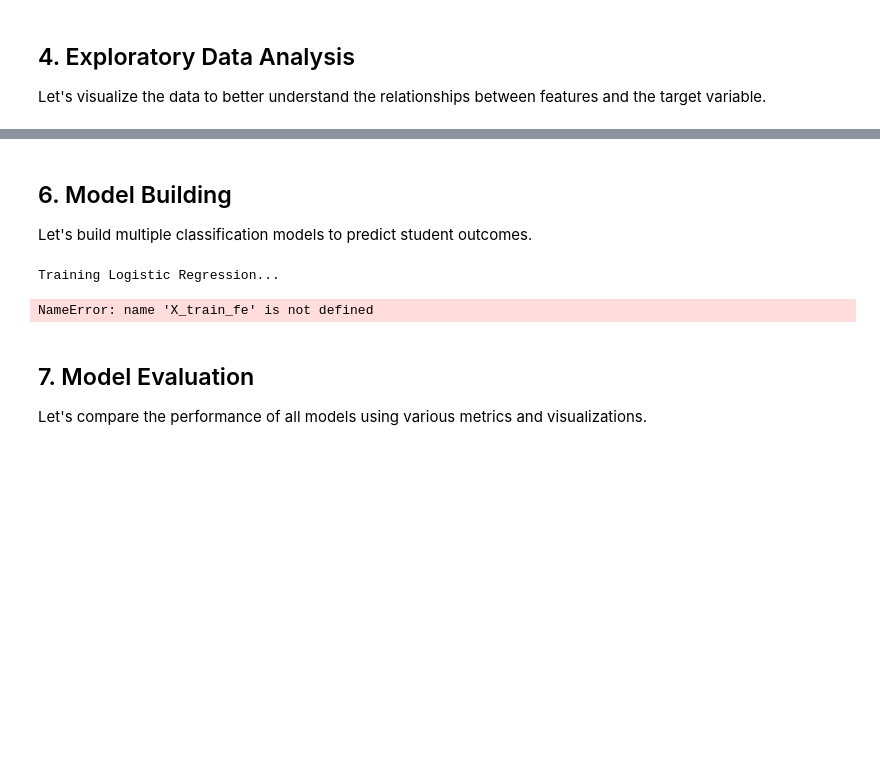
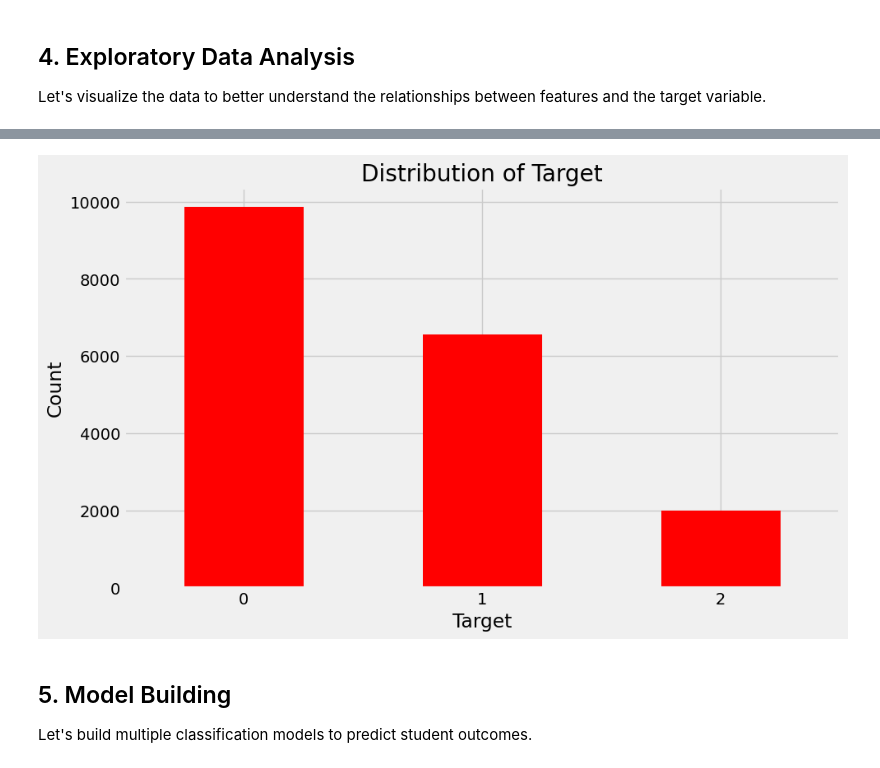
Before and after one commit to Manjeri998/IArt25, a Jupyter notebook: Proj2/src/student_outcome.ipynb, the cells around one changed output, grey strips where cells are left out. Cells and saved outputs as stored; diff of their text form; code cells hidden in the pictures; blank space fills up the shorter version.

```diff
--- a/Proj2/src/student_outcome.ipynb
+++ b/Proj2/src/student_outcome.ipynb
@@ -287,9 +188,23 @@ NotFittedError: This OneHotEncoder instance is not fitted yet. Call 'fit' with a
+# %%
+plt.figure(figsize=(10, 6))
+data_train['Target'].value_counts().plot(kind='bar', color='red')
+plt.title('Distribution of Target')
+plt.xlabel('Target')
+plt.ylabel('Count')
+plt.xticks(rotation=0)
+plt.show()
+# %% [output]
+[figure, added]
 # %% [markdown]
-## 6. Model Building
+## 5. Model Building
 
 Let's build multiple classification models to predict student outcomes.
 # %%
+from sklearn.model_selection import StratifiedKFold
 
+
+X_train = data_train.drop('Target', axis=1)
+y_train = data_train['Target']
 models = {
     'Logistic Regression': LogisticRegression(max_iter=1000, random_state=42),
     'Decision Tree': DecisionTreeClassifier(random_state=42),
@@ -297,58 +212,22 @@ models = {
     'SVM': SVC(probability=True, random_state=42)
 }
 
-results = {}
+results = []
+names = []
+scoring = 'accuracy'
 
 for name, model in models.items():
-    print(f"\nTraining {name}...")
+    kfold = StratifiedKFold(n_splits=10, shuffle=True, random_state=42)
+    cv_results = cross_val_score(model, X_train, y_train, cv=kfold, scoring=scoring)
+    results.append(cv_results)
+    names.append(name)
 
-    full_pipeline = Pipeline([
-        ('preprocessor', preprocessor),
-        ('classifier', model)
-    ])
+plt.figure(figsize=(10,7))
+plt.boxplot(results, labels=names)
+plt.title('Algorithm Comparison')
 
-    cv_scores = cross_val_score(full_pipeline, X_train_fe, y_train_fe, cv=5, scoring='accuracy')
+plt.xlabel('Algorithm')
+plt.ylabel('Accuracy')
+plt.xticks(rotation=90)
 
-    full_pipeline.fit(X_train_fe, y_train_fe)
-
-    y_pred = full_pipeline.predict(X_test_fe)
-
-    accuracy = accuracy_score(y_test_fe, y_pred)
-    precision = precision_score(y_test_fe, y_pred, average='weighted')
-    recall = recall_score(y_test_fe, y_pred, average='weighted')
-    f1 = f1_score(y_test_fe, y_pred, average='weighted')
-
-    results[name] = {
-        'cross_val_mean': cv_scores.mean(),
-        'cross_val_std': cv_scores.std(),
-        'accuracy': accuracy,
-        'precision': precision,
-        'recall': recall,
-        'f1_score': f1,
-        'confusion_matrix': confusion_matrix(y_test_fe, y_pred),
-        'pipeline': full_pipeline
-    }
-
-    print(f"Cross-validation accuracy: {cv_scores.mean():.4f} ± {cv_scores.std():.4f}")
-    print(f"Test accuracy: {accuracy:.4f}")
-    print(f"Test precision: {precision:.4f}")
-    print(f"Test recall: {recall:.4f}")
-    print(f"Test F1 score: {f1:.4f}")
-
-results_df = pd.DataFrame({
-    'Model': list(results.keys()),
-    'Cross-Val Accuracy': [results[model]['cross_val_mean'] for model in results],
-    'Test Accuracy': [results[model]['accuracy'] for model in results],
-    'Test Precision': [results[model]['precision'] for model in results],
-    'Test Recall': [results[model]['recall'] for model in results],
-    'Test F1 Score': [results[model]['f1_score'] for model in results]
-})
-
-display(results_df.sort_values('Test F1 Score', ascending=False))
+plt.show()
-# %% [output]
-Training Logistic Regression...
-NameError: name 'X_train_fe' is not defined
-# %% [markdown]
-## 7. Model Evaluation
-
-Let's compare the performance of all models using various metrics and visualizations.
```
Also changed, not shown: parts of 15 cells of this notebook.
